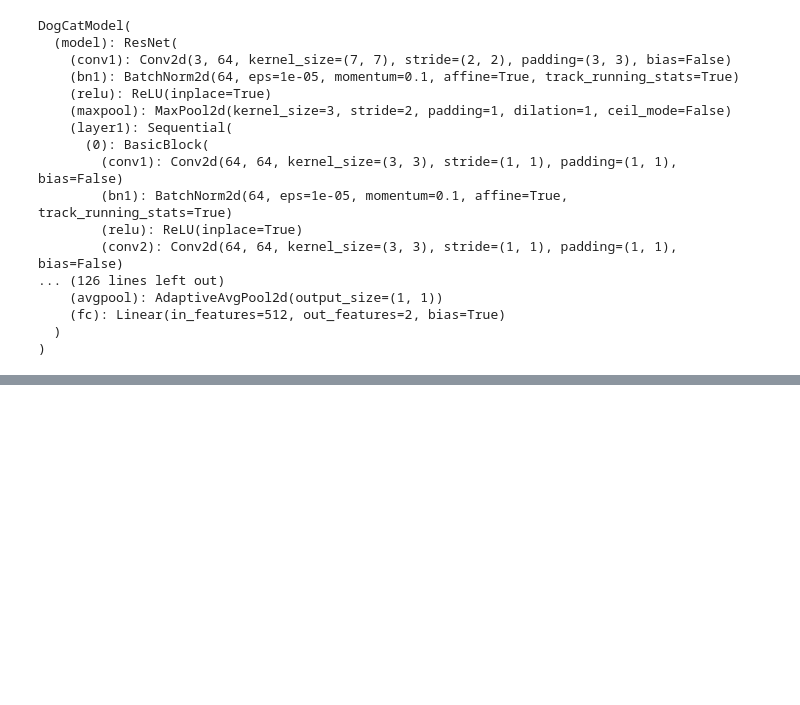
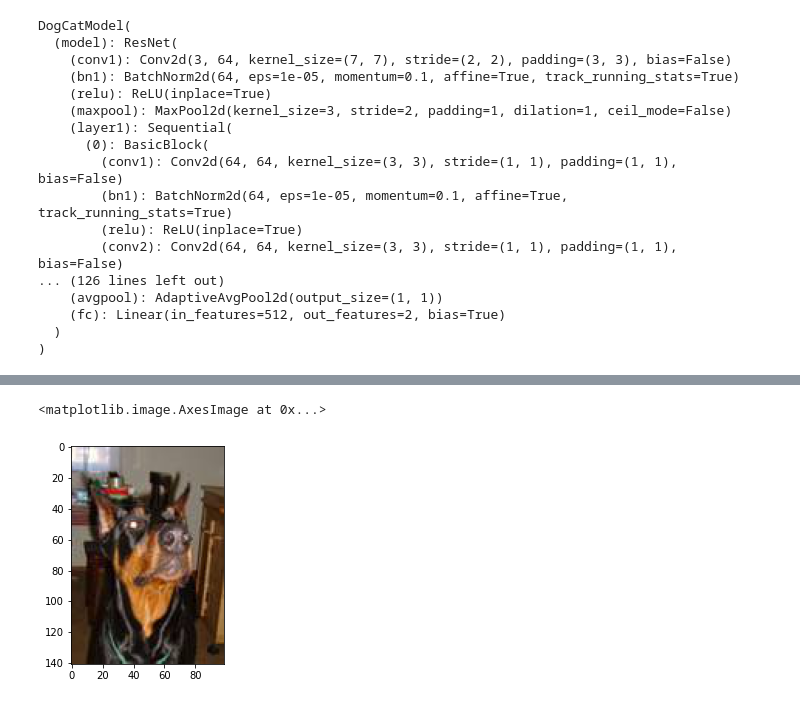
Before and after one commit to njoysubho/datascience, a Jupyter notebook: dog-vs-cat.ipynb, the cells around one changed output, grey strips where cells are left out. Drawn from its saved outputs; the diff is of its cells as text; code cells hidden in the pictures; blank space fills up the shorter version.

```diff
--- a/dog-vs-cat.ipynb
+++ b/dog-vs-cat.ipynb
@@ -190,0 +244,6 @@ Epoch 7 Train Accuracy = 83.8949966430664 Validation Accuracy = 85.5400009155273
+# %%
+check_img = Image.open('/kaggle/working/test/test1/8839.jpg')
+plt.imshow(check_img)
+# %% [output]
+<matplotlib.image.AxesImage at 0x...>
+[figure, added]
```
Also changed, not shown: parts of 10 cells of this notebook.
